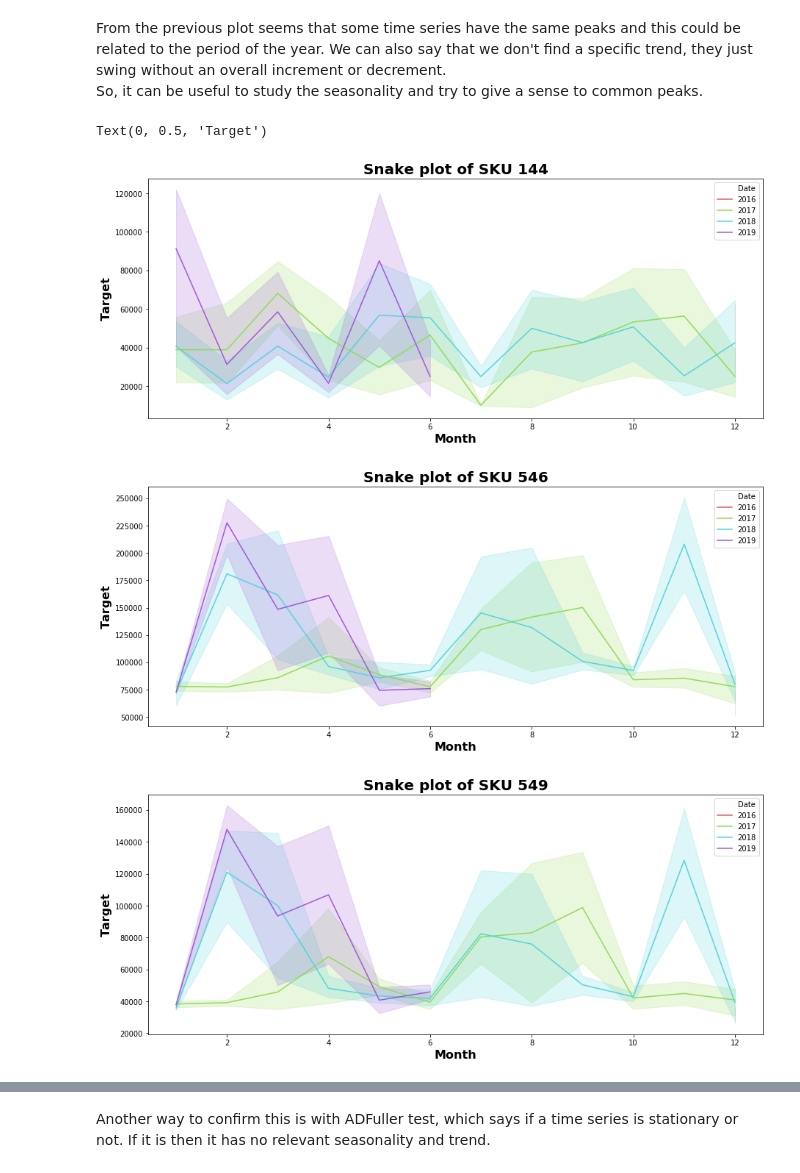
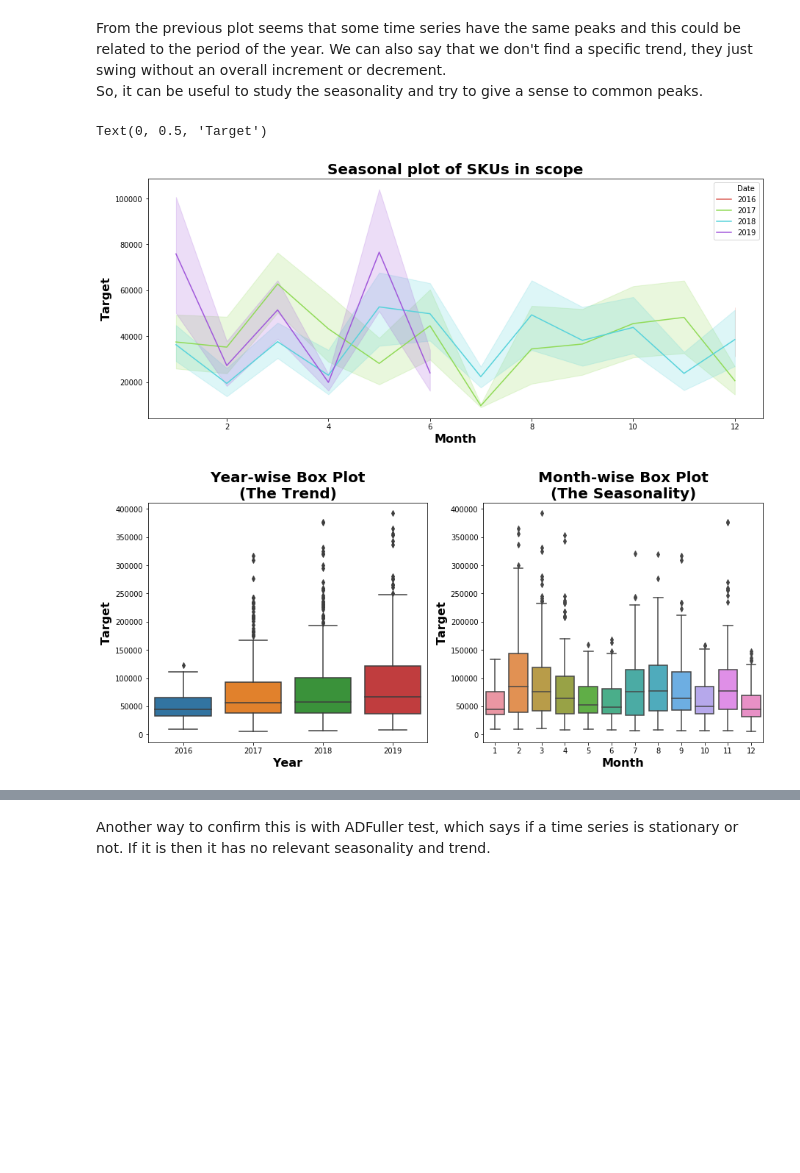
Before and after one commit to tommasofioravanti/DMTMCourseProject, a Jupyter notebook: consegna/03_Data_Analysis.ipynb, the cells around one changed output, grey strips where cells are left out. Cells and saved outputs as stored; diff of their text form; code cells hidden in the pictures; blank space fills up the shorter version.

```diff
--- a/consegna/03_Data_Analysis.ipynb
+++ b/consegna/03_Data_Analysis.ipynb
@@ -21,8 +21,7 @@ sys.path.append("../")
 csv_train = pd.read_csv("../dataset/original/train.csv")
 csv_test = pd.read_csv("../dataset/original/x_test.csv")
 
-from preprocessing.preprocessing import preprocessing, adjust_prep
+from preprocessing.preprocessing import preprocessing
 df = preprocessing(csv_train, csv_test)
 df = df.sort_values(['Date'])
 df_train = df[df.Date < '2019-06-29']
-df_train = adjust_prep(df_train)
@@ -50,31 +43,31 @@ for i,s in enumerate(set(df[df.scope == 1].sku)):
 From the previous plot seems that some time series have the same peaks and this could be related to the period of the year. We can also say that we don't find a specific trend, they just swing without an overall increment or decrement. <br>
 So, it can be useful to study the seasonality and try to give a sense to common peaks.
 # %%
+variable = 'real_target'
+fig, ax = plt.subplots(figsize=(15, 6))
+
 df_scope_train = df_train[df_train.scope == 1]
+df_cluster = df_train[df_train.sku.isin([144, 686, 1051])]
+# df_scope_train = df_scope_train_full[df_scope_train_full.Date.dt.year.isin([2017,2018])]
 
-variable = 'real_target'
 palette = sns.color_palette("hls", 4)
-
-for s in sorted(set(df_scope_train.sku))[:3]:
-    fig, ax = plt.subplots(figsize=(15, 6))
-    sns.lineplot(df_train[df_train.sku == s]['Date'].dt.month, df_train[df_train.sku == s][variable], hue=df_train[df_train.sku == s]['Date'].dt.year, palette=palette)
-    ax.set_title('Snake plot of SKU ' + str(s), fontsize=20, loc='center', fontdict=dict(weight='bold'))
-    ax.set_xlabel('Month', fontsize=16, fontdict=dict(weight='bold'))
-    ax.set_ylabel('Target', fontsize=16, fontdict=dict(weight='bold'))
+sns.lineplot(df_cluster['Date'].dt.month, df_cluster[variable], hue=df_cluster['Date'].dt.year, palette=palette)
+ax.set_title('Seasonal plot of SKUs in scope', fontsize=20, loc='center', fontdict=dict(weight='bold'))
+ax.set_xlabel('Month', fontsize=16, fontdict=dict(weight='bold'))
+ax.set_ylabel('Target', fontsize=16, fontdict=dict(weight='bold'))
 
 fig, ax = plt.subplots(nrows=1, ncols=2, figsize=(15, 6))
 
 sns.boxplot(df_scope_train['Date'].dt.year, df_scope_train[variable], ax=ax[0])
 ax[0].set_title('Year-wise Box Plot\n(The Trend)', fontsize=20, loc='center', fontdict=dict(weight='bold'))
 ax[0].set_xlabel('Year', fontsize=16, fontdict=dict(weight='bold'))
 ax[0].set_ylabel('Target', fontsize=16, fontdict=dict(weight='bold'))
 
 sns.boxplot(df_scope_train['Date'].dt.month, df_scope_train[variable], ax=ax[1])
 ax[1].set_title('Month-wise Box Plot\n(The Seasonality)', fontsize=20, loc='center', fontdict=dict(weight='bold'))
 ax[1].set_xlabel('Month', fontsize=16, fontdict=dict(weight='bold'))
 ax[1].set_ylabel('Target', fontsize=16, fontdict=dict(weight='bold'))
 # %% [output]
 Text(0, 0.5, 'Target')
-[figure, old version]
+[figure, new version]
-[figure, old version]
+[figure, new version]
-[figure, removed]
```
Also changed, not shown: parts of 11 cells of this notebook.
